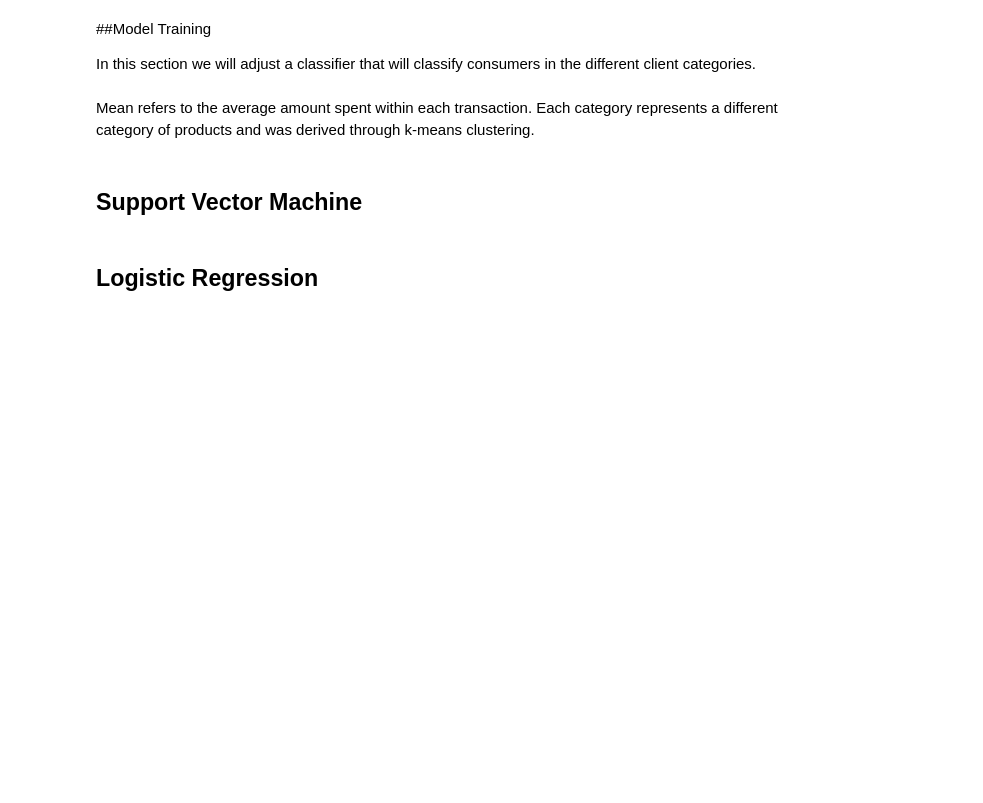
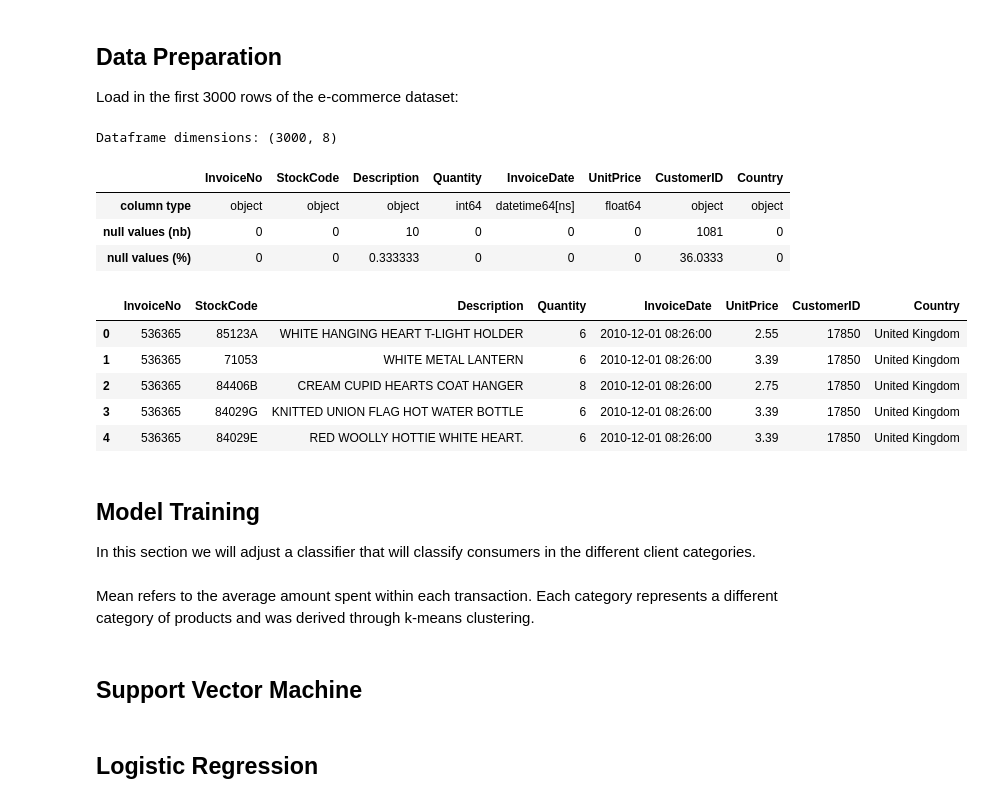
Before and after one commit to ribenamaplesyrup/seldon-retail-workshop, a Jupyter notebook: retail_workshop_notebook.ipynb, the cells around one changed output. Saved outputs shown, nothing was run; the diff lists cells and outputs as text; code cells hidden in the pictures; blank space fills up the shorter version.

Commit message:
added dataset location and intro

```diff
--- a/retail_workshop_notebook.ipynb
+++ b/retail_workshop_notebook.ipynb
@@ -30,8 +61,42 @@ from alibi_detect.utils.saving import save_detector, load_detector
 from alibi_detect.utils.visualize import plot_instance_score, plot_feature_outlier_tabular, plot_roc
 from seldon_deploy_sdk import Configuration, ApiClient, SeldonDeploymentsApi, OutlierDetectorApi, DriftDetectorApi
 from seldon_deploy_sdk.auth import OIDCAuthenticator
+# %% [markdown]
+## Data Preparation
+
+Load in the first 3000 rows of the e-commerce dataset:
+# %%
+df_initial = pd.read_csv('gs://tom-seldon-examples/datareply-workshop/data/data.csv', encoding="ISO-8859-1", nrows=3000,
+                         dtype={'CustomerID': str,'InvoiceID': str})
+
+print('Dataframe dimensions:', df_initial.shape)
+# %% [output]
+Dataframe dimensions: (3000, 8)
+# %%
+df_initial['InvoiceDate'] = pd.to_datetime(df_initial['InvoiceDate'])
+
+# gives some infos on columns types and numer of null values
+tab_info=pd.DataFrame(df_initial.dtypes).T.rename(index={0:'column type'})
+tab_info=tab_info.append(pd.DataFrame(df_initial.isnull().sum()).T.rename(index={0:'null values (nb)'}))
+tab_info=tab_info.append(pd.DataFrame(df_initial.isnull().sum()/df_initial.shape[0]*100).T.
+                         rename(index={0:'null values (%)'}))
+display(tab_info)
+
+# show first lines
+display(df_initial[:5])
+# %% [output]
+|  | InvoiceNo | StockCode | Description | Quantity | InvoiceDate | UnitPrice | CustomerID | Country |
+| column type | object | object | object | int64 | datetime64[ns] | float64 | object | object |
+| null values (nb) | 0 | 0 | 10 | 0 | 0 | 0 | 1081 | 0 |
+| null values (%) | 0 | 0 | 0.333333 | 0 | 0 | 0 | 36.0333 | 0 |
+|  | InvoiceNo | StockCode | Description | Quantity | InvoiceDate | UnitPrice | CustomerID | Country |
+| 0 | 536365 | 85123A | WHITE HANGING HEART T-LIGHT HOLDER | 6 | 2010-12-01 08:26:00 | 2.55 | 17850 | United Kingdom |
+| 1 | 536365 | 71053 | WHITE METAL LANTERN | 6 | 2010-12-01 08:26:00 | 3.39 | 17850 | United Kingdom |
+| 2 | 536365 | 84406B | CREAM CUPID HEARTS COAT HANGER | 8 | 2010-12-01 08:26:00 | 2.75 | 17850 | United Kingdom |
+| 3 | 536365 | 84029G | KNITTED UNION FLAG HOT WATER BOTTLE | 6 | 2010-12-01 08:26:00 | 3.39 | 17850 | United Kingdom |
+| 4 | 536365 | 84029E | RED WOOLLY HOTTIE WHITE HEART. | 6 | 2010-12-01 08:26:00 | 3.39 | 17850 | United Kingdom |
 # %% [markdown]
-##Model Training
+## Model Training
 
 In this section we will adjust a classifier that will classify consumers in the different client categories.
 # %%
```
Also changed, not shown: parts of 2 cells of this notebook, 1 other file.
